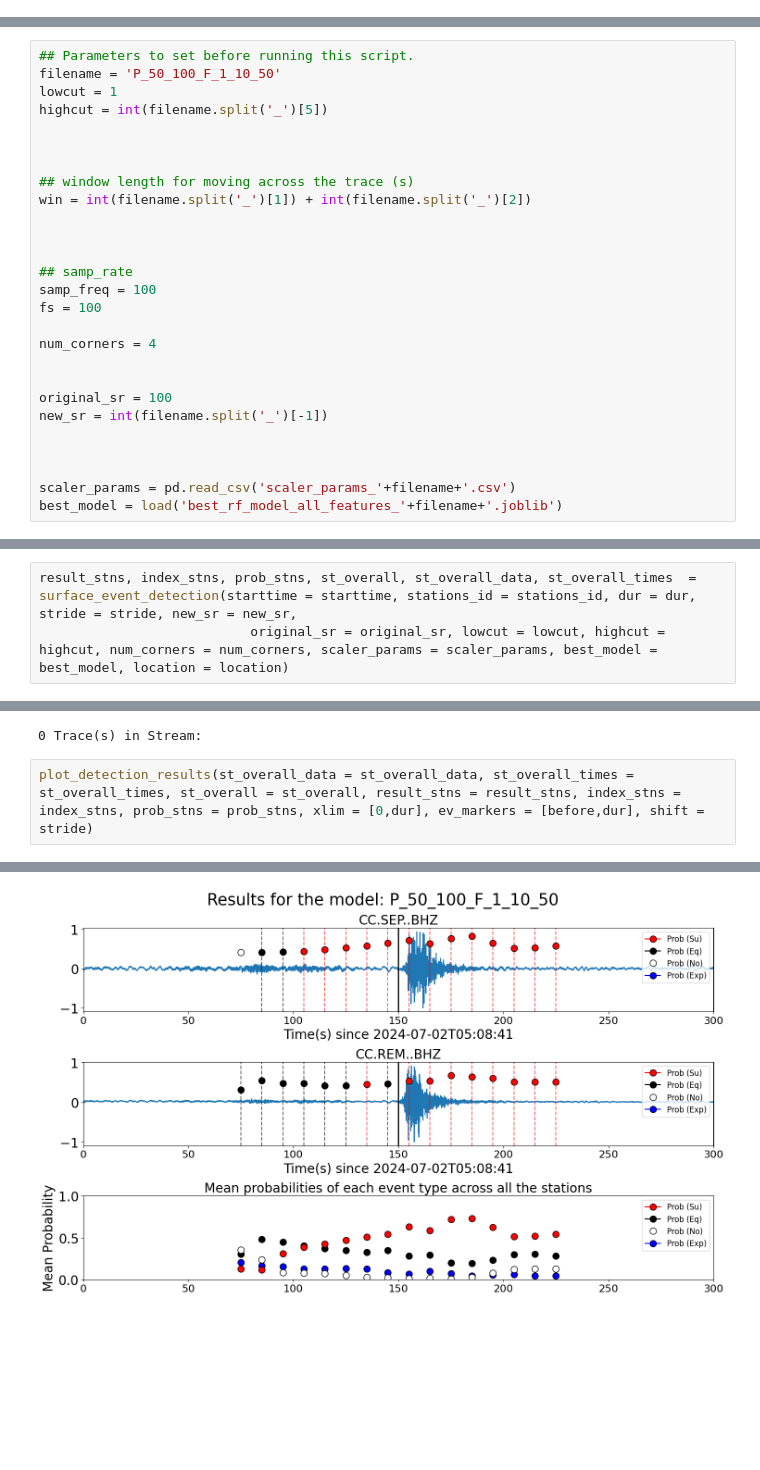
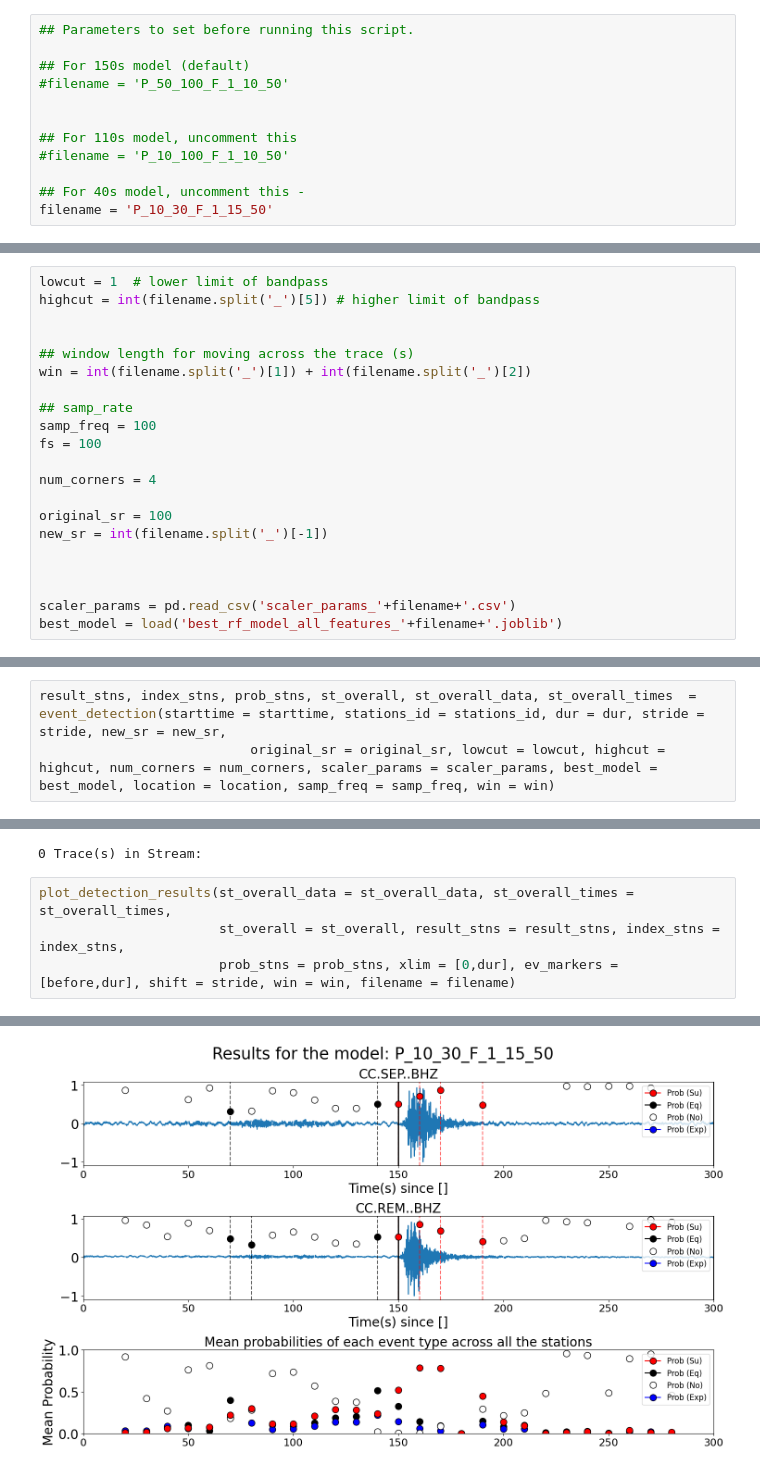
Before and after one commit to Akashkharita/Surface_Event_Detection, a Jupyter notebook: Notebooks/classification_of_continous_data.ipynb, the cells around one changed output, grey strips where cells are left out. Saved outputs shown, nothing was run; the diff lists cells and outputs as text; blank space fills up the shorter version.

Commit message:
Adding more model choices

```diff
--- a/Notebooks/classification_of_continous_data.ipynb
+++ b/Notebooks/classification_of_continous_data.ipynb
@@ -92,0 +55,12 @@ All files have been downloaded.
+# %%
+## Parameters to set before running this script.
+
+## For 150s model (default)
+#filename = 'P_50_100_F_1_10_50'
+
+
+## For 110s model, uncomment this
+#filename = 'P_10_100_F_1_10_50'
+
+## For 40s model, uncomment this -
+filename = 'P_10_30_F_1_15_50'
@@ -93,22 +69,16 @@ All files have been downloaded.
 # %%
-## Parameters to set before running this script.
-filename = 'P_50_100_F_1_10_50'
-lowcut = 1
-highcut = int(filename.split('_')[5])
-
+lowcut = 1  # lower limit of bandpass
+highcut = int(filename.split('_')[5]) # higher limit of bandpass
 
 
 ## window length for moving across the trace (s)
 win = int(filename.split('_')[1]) + int(filename.split('_')[2])
-
-
 
 ## samp_rate
 samp_freq = 100
 fs = 100
 
 num_corners = 4
-
 
 original_sr = 100
 new_sr = int(filename.split('_')[-1])
@@ -441,6 +106,6 @@ def plot_detection_results(st_overall_data = st_overall_data, st_overall_times =
 # %%
-result_stns, index_stns, prob_stns, st_overall, st_overall_data, st_overall_times  = surface_event_detection(starttime = starttime, stations_id = stations_id, dur = dur, stride = stride, new_sr = new_sr,
-                           original_sr = original_sr, lowcut = lowcut, highcut = highcut, num_corners = num_corners, scaler_params = scaler_params, best_model = best_model, location = location)
+result_stns, index_stns, prob_stns, st_overall, st_overall_data, st_overall_times  = event_detection(starttime = starttime, stations_id = stations_id, dur = dur, stride = stride, new_sr = new_sr,
+                           original_sr = original_sr, lowcut = lowcut, highcut = highcut, num_corners = num_corners, scaler_params = scaler_params, best_model = best_model, location = location, samp_freq = samp_freq, win = win)
 # %% [output]
 1 Trace(s) in Stream:
 CC.SEP..BHZ | 2024-07-02T05:08:41.000000Z - 2024-07-02T05:13:41.010000Z | 100.0 Hz, 30002 samples
@@ -451,5 +116,7 @@ CC.REM..BHZ | 2024-07-02T05:08:41.000000Z - 2024-07-02T05:13:41.010000Z | 100.0
 0 Trace(s) in Stream:
 0 Trace(s) in Stream:
 # %%
-plot_detection_results(st_overall_data = st_overall_data, st_overall_times = st_overall_times, st_overall = st_overall, result_stns = result_stns, index_stns = index_stns, prob_stns = prob_stns, xlim = [0,dur], ev_markers = [before,dur], shift = stride)
+plot_detection_results(st_overall_data = st_overall_data, st_overall_times = st_overall_times,
+                       st_overall = st_overall, result_stns = result_stns, index_stns = index_stns,
+                       prob_stns = prob_stns, xlim = [0,dur], ev_markers = [before,dur], shift = stride, win = win, filename = filename)
 # %% [output]
@@ -457 +124 @@ plot_detection_results(st_overall_data = st_overall_data, st_overall_times = st_
-[figure, old version]
+[figure, new version]
```
Also changed, not shown: parts of 14 cells of this notebook, 5 other files.
